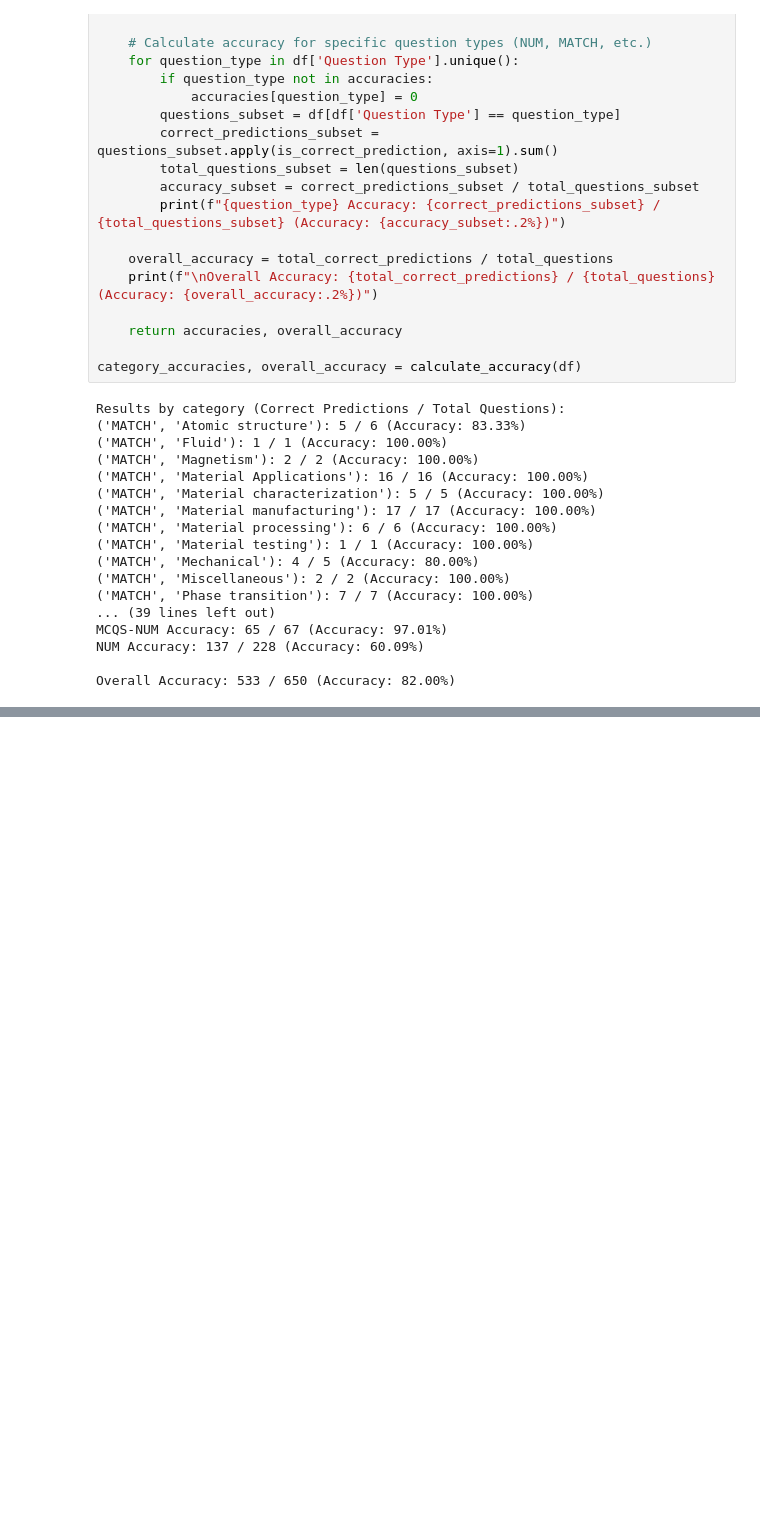
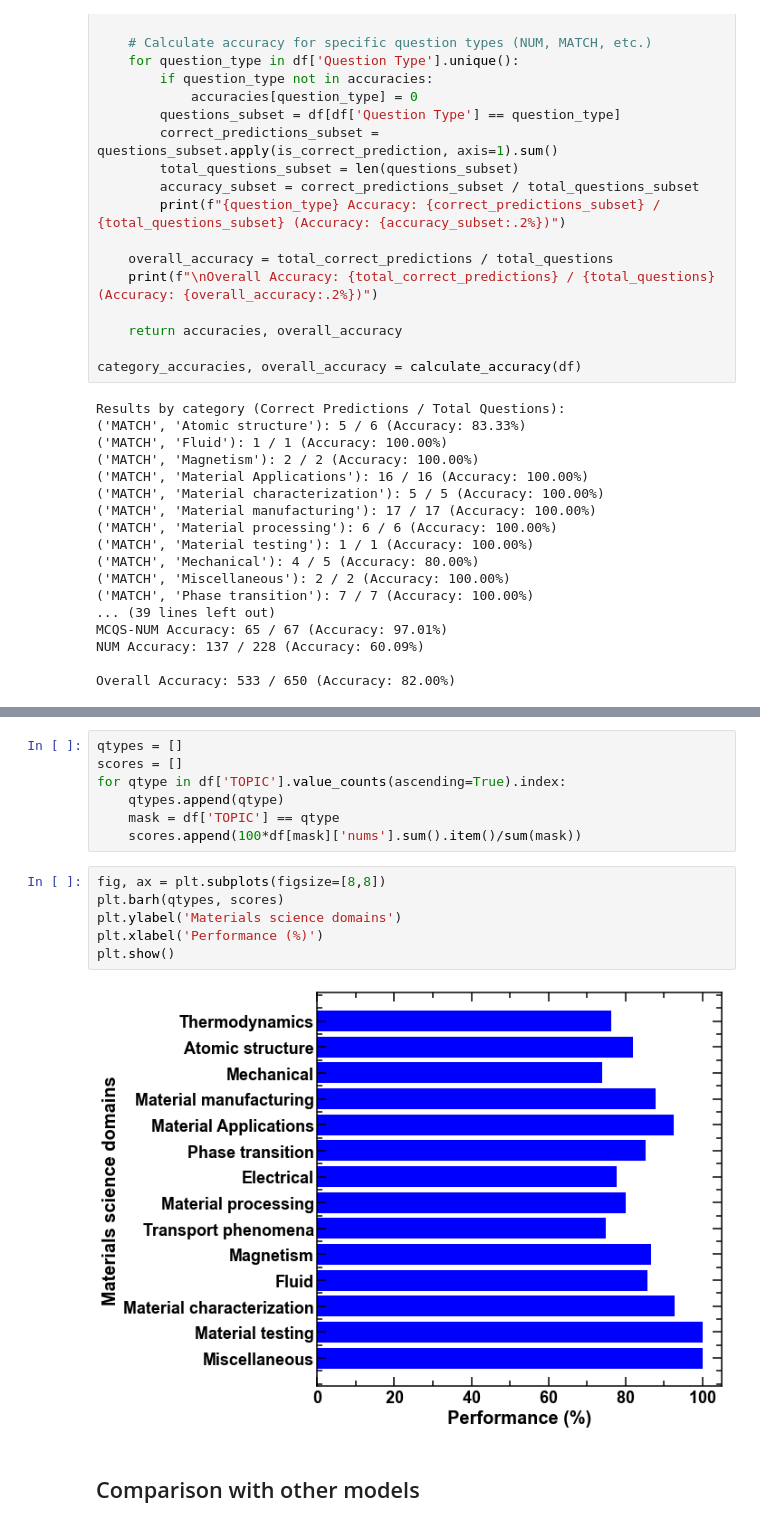
Before and after one commit to zakidotai/cerebras_mascqa, a Jupyter notebook: cerebras.ipynb, the cells around one changed output, grey strips where cells are left out. Drawn from its saved outputs; the diff is of its cells as text; blank space fills up the shorter version.

```diff
--- a/cerebras.ipynb
+++ b/cerebras.ipynb
@@ -270,0 +293,17 @@ Overall Accuracy: 533 / 650 (Accuracy: 82.00%)
+# %%
+qtypes = []
+scores = []
+for qtype in df['TOPIC'].value_counts(ascending=True).index:
+    qtypes.append(qtype)
+    mask = df['TOPIC'] == qtype
+    scores.append(100*df[mask]['nums'].sum().item()/sum(mask))
+# %%
+fig, ax = plt.subplots(figsize=[8,8])
+plt.barh(qtypes, scores)
+plt.ylabel('Materials science domains')
+plt.xlabel('Performance (%)')
+plt.show()
+# %% [output]
+[figure, added]
+# %% [markdown]
+<h2>Comparison with other models</h2>
```
Also changed, not shown: parts of 6 cells of this notebook.
